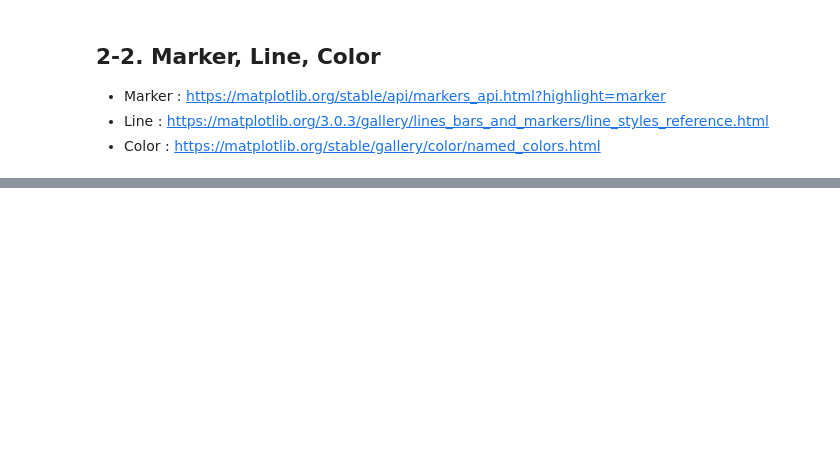
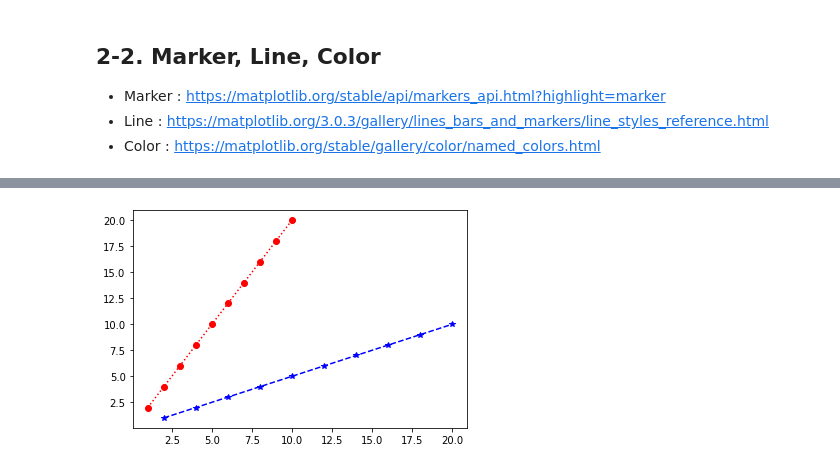
Before and after one commit to CraftyDragon678/study-bigdata, a Jupyter notebook: 30_데이터 시각화/02_Line Plot.ipynb, the cells around one changed output, grey strips where cells are left out. Drawn from its saved outputs; the diff is of its cells as text; code cells hidden in the pictures; blank space fills up the shorter version.

```diff
--- a/30_데이터 시각화/02_Line Plot.ipynb
+++ b/30_데이터 시각화/02_Line Plot.ipynb
@@ -44,0 +64,7 @@ plt.show()
+# %%
+# Format String
+plt.plot(x, y, 'o:r')
+plt.plot(y, x, '*--b')
+plt.show()
+# %% [output]
+[figure, added]
```
Also changed, not shown: parts of 19 cells of this notebook.
